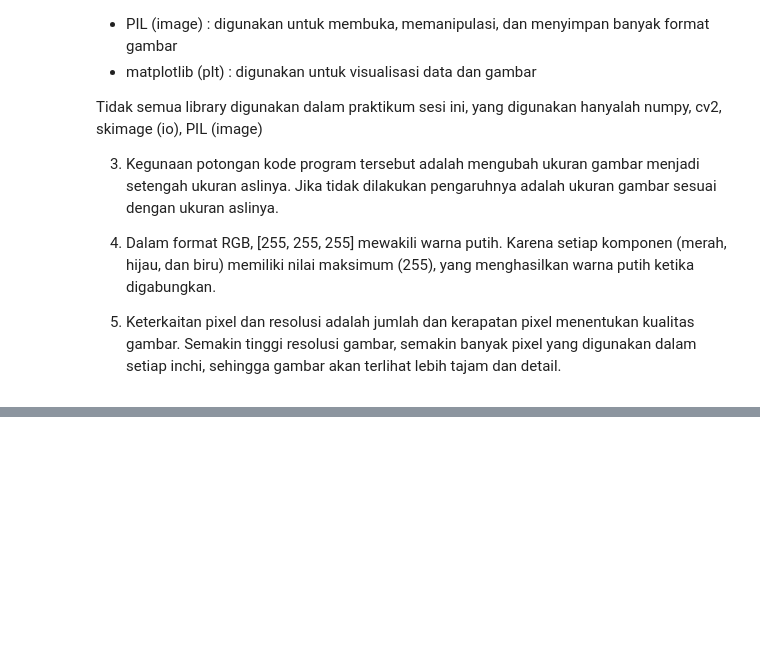
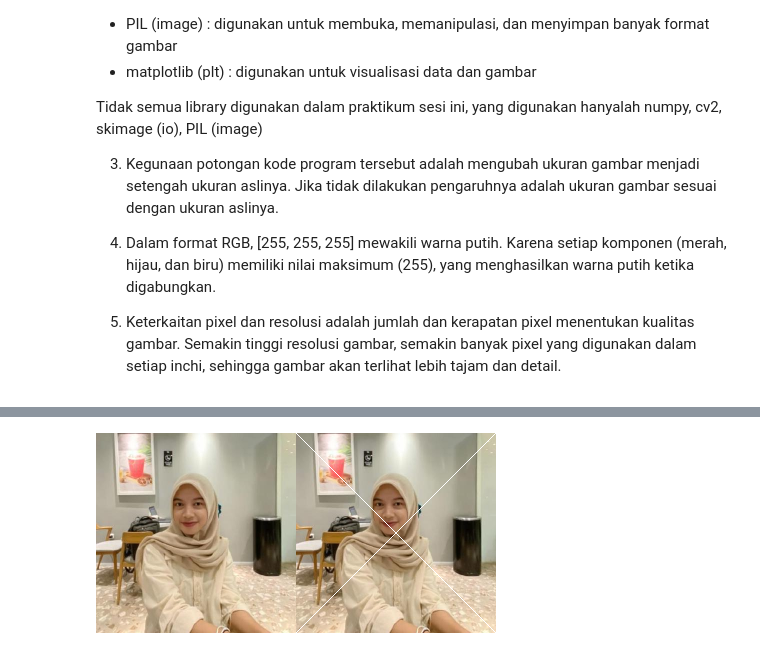
Before and after one commit to maulitayasmin/PCVK_2024_18, a Jupyter notebook: Week1_18.ipynb, the cells around one changed output, grey strips where cells are left out. Saved outputs shown, nothing was run; the diff lists cells and outputs as text; code cells hidden in the pictures; blank space fills up the shorter version.

```diff
--- a/Week1_18.ipynb
+++ b/Week1_18.ipynb
@@ -74,0 +92,18 @@ Tidak semua library digunakan dalam praktikum sesi ini, yang digunakan hanyalah
+# %%
+# Tugas Garis Menyilang Diagonal
+
+image_2 = cv.cvtColor(image, cv.COLOR_BGR2RGB)
+image_3 = cv.cvtColor(image, cv.COLOR_BGR2RGB)
+
+# Membuat garis menyilang diagonal
+for x in range(lebar):
+  image_3[int(x*(tinggi/lebar)), x] = [255, 255, 255]
+  image_3[tinggi-1-int(x*(tinggi/lebar)), x] = [255, 255, 255]
+
+# Menggabungkan 2 gambar secara horizontal
+final_frame = cv.hconcat((image_2, image_3))
+
+# Menampilkan gambar gabungan
+cv2_imshow(final_frame)
+# %% [output]
+[figure, added]
```
Also changed, not shown: parts of 3 cells of this notebook.
